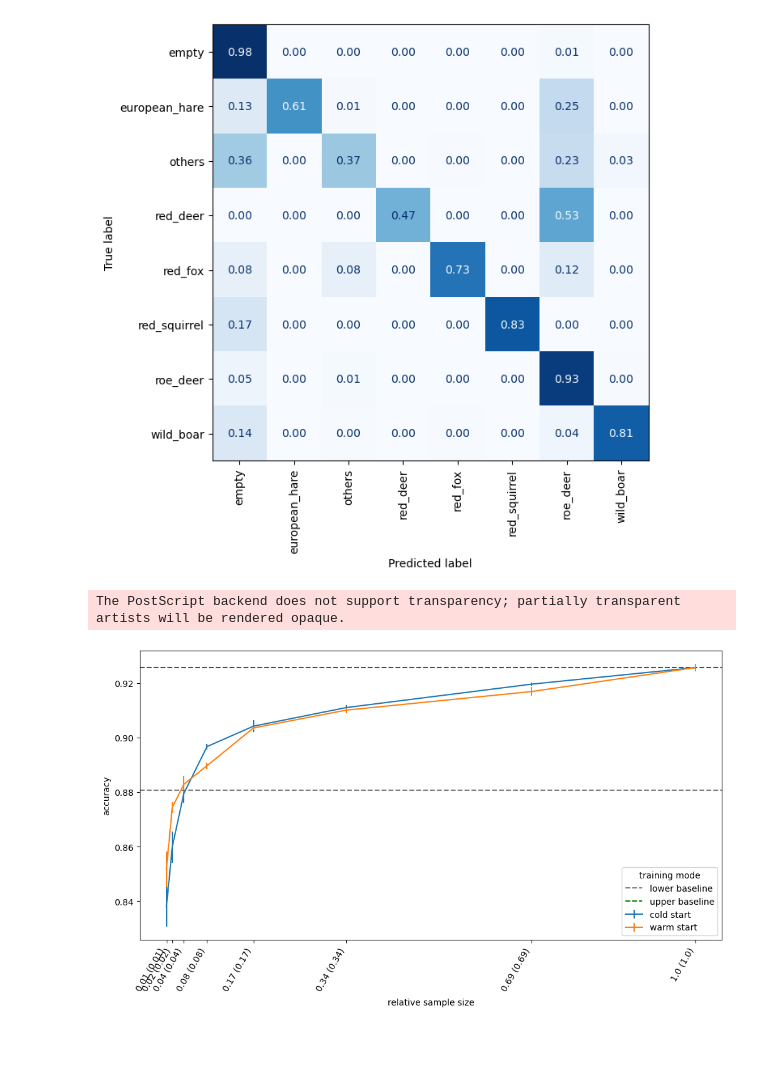
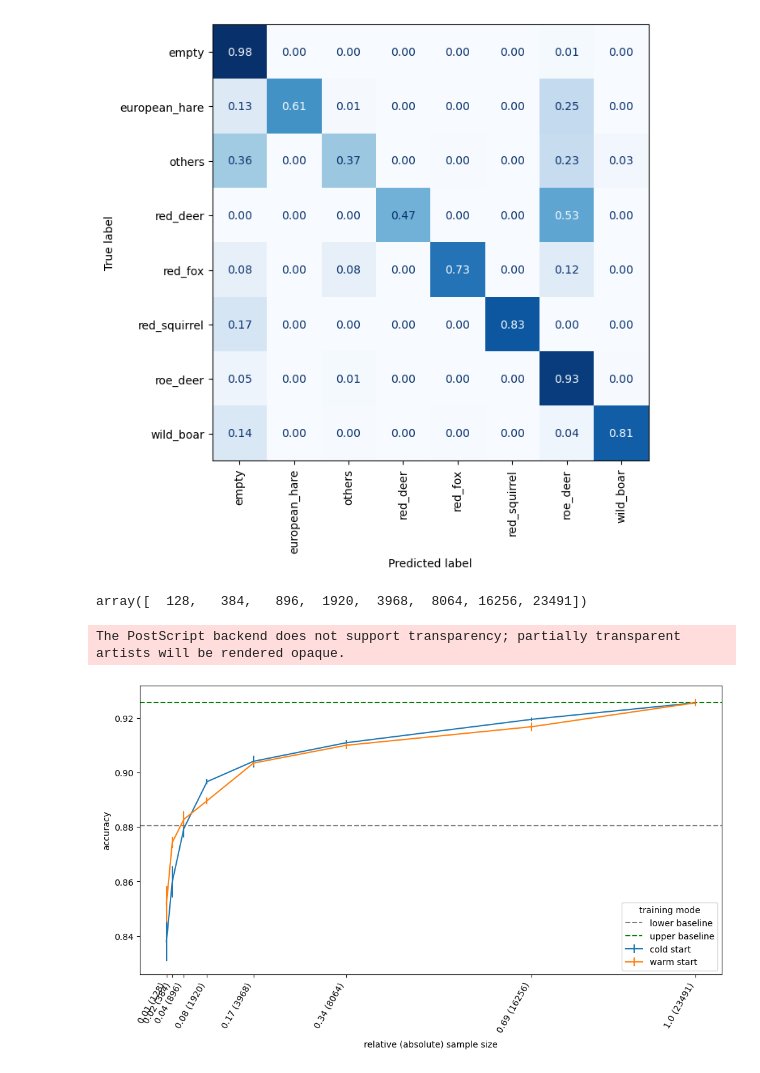
Before and after one commit to slds-lmu/wildlife-experiments, a Jupyter notebook: results_light_2.ipynb, the cells around one changed output. Drawn from its saved outputs; the diff is of its cells as text; code cells hidden in the pictures; blank space fills up the shorter version.

```diff
--- a/results_light_2.ipynb
+++ b/results_light_2.ipynb
@@ -519,34 +519,38 @@ al_perf_rec = {
 }
 al_perf_acc_pd = pd.DataFrame(al_perf_acc)
 al_perf_rec_pd = pd.DataFrame(al_perf_rec)
+# %%
+np.cumsum(batch_sizes)
+# %% [output]
+array([  128,   384,   896,  1920,  3968,  8064, 16256, 23491])
 # %%
 fig, ax = plt.subplots(figsize=(12, 6))
 ax.errorbar(al_perf_acc_pd['relative_size'], al_perf_acc_pd['acc_coldstart'], al_perf_acc_pd['se_coldstart'])
 ax.errorbar(al_perf_acc_pd['relative_size'], al_perf_acc_pd['acc_warmstart'], al_perf_acc_pd['se_warmstart'])
-ax.set_xlabel('relative sample size')
+ax.set_xlabel('relative (absolute) sample size')
 ax.set_xticks(al_perf_acc_pd['relative_size'])
 ax.set_xticklabels(
     [
         f' {round(i, 2)} ({round(j, 2)})'
-        for i, j in zip(al_perf_acc_pd['relative_size'], al_perf_acc_pd['relative_size'])
+        for i, j in zip(al_perf_acc_pd['relative_size'], np.cumsum(batch_sizes))
     ],
     rotation=60,
     ha='right'
 )
 ax.set_ylabel('accuracy')
 # ax2 = ax.twiny()
 # ax2.set_xticks(al_perf_acc_pd['relative_size'])
 # ax2.set_xticklabels(batch_sizes, rotation=45)
 # ax2.set_xlabel('absolute sample size')
 # ax.set_xscale('log')
 ax.axhline(acc_al_lower_limit,color='gray',ls='--')
 ax.axhline(acc_al_upper_limit,color='green',ls='--')
 ax.legend(
     title='training mode',
     loc='lower right',
     labels=['lower baseline', 'upper baseline', 'cold start', 'warm start']
 )
 plt.savefig('active_learning.eps')
 # %% [output]
 The PostScript backend does not support transparency; partially transparent artists will be rendered opaque.
-[figure, old version]
+[figure, new version]
```
Also changed, not shown: parts of 4 cells of this notebook, 1 other file.
